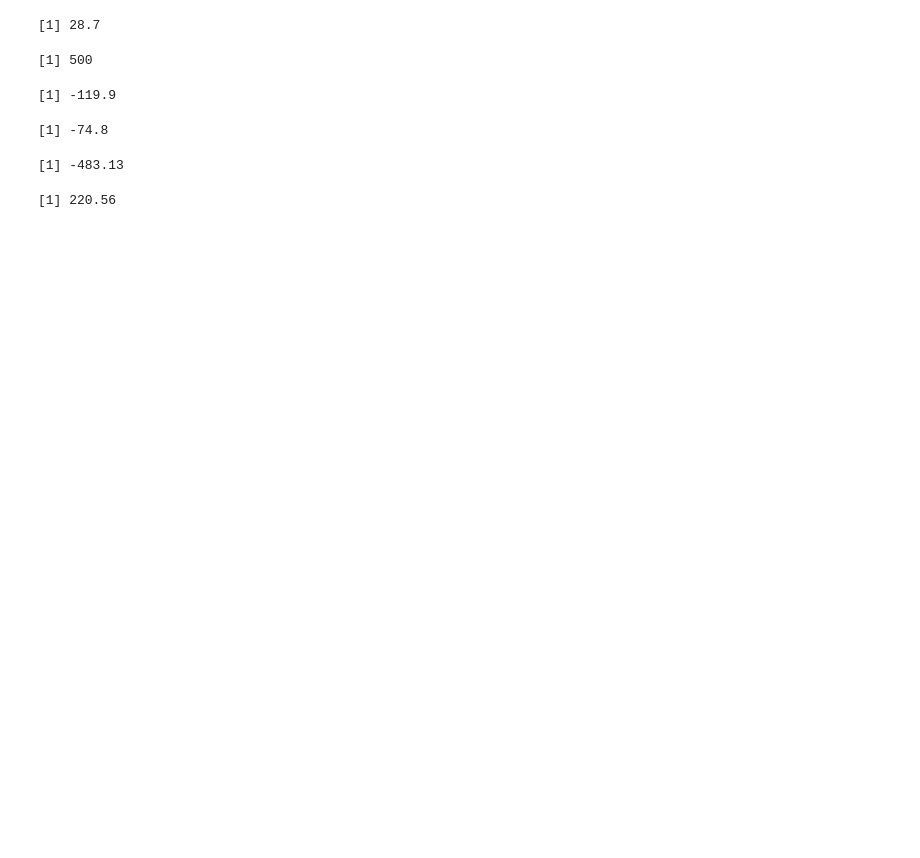
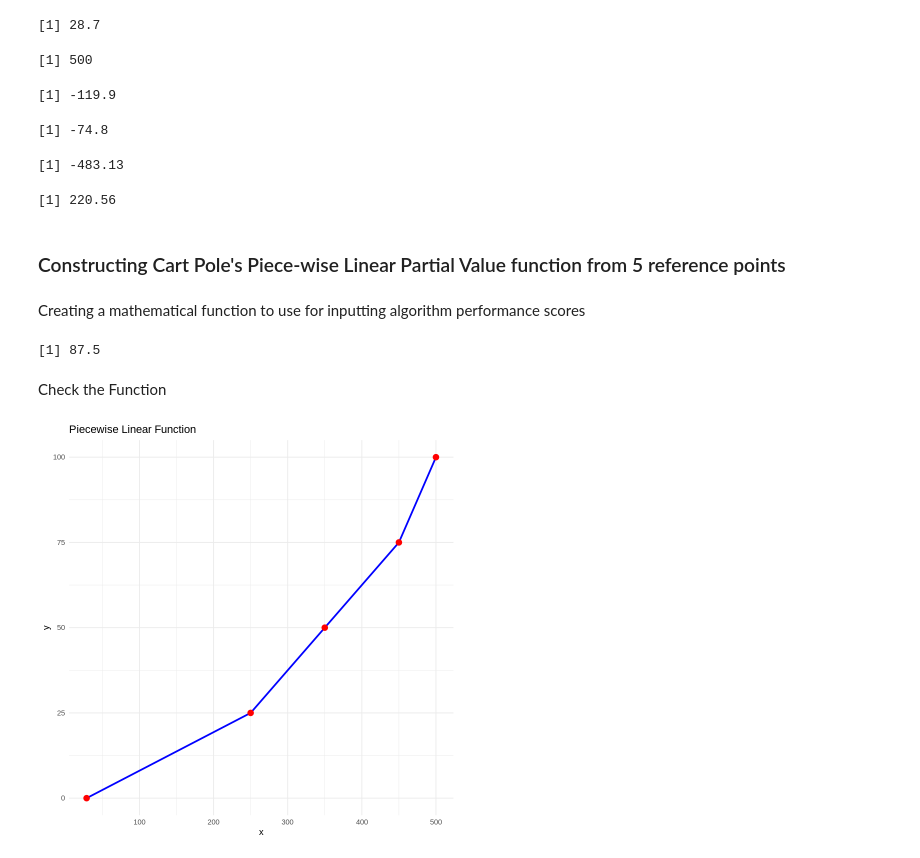
Before and after one commit to marlEvalDissertation/marlEvalDiss, a Jupyter notebook: Guideline_Data_Aggregation.ipynb, the cells around one changed output. Cells and saved outputs as stored; diff of their text form; code cells hidden in the pictures; blank space fills up the shorter version.

```diff
--- a/Guideline_Data_Aggregation.ipynb
+++ b/Guideline_Data_Aggregation.ipynb
@@ -124,3 +124,41 @@ max(max(a2cLuLa,dqnLuLa,ppoLuLa))
 # %% [output]
 [1] -483.13
 [1] 220.56
+# %% [markdown]
+### Constructing Cart Pole's Piece-wise Linear Partial Value function from 5 reference points
+# %% [markdown]
+Creating a mathematical function to use for inputting algorithm performance scores
+# %%
+# Given (x, y) pairs
+x <- c(28.7, 250, 350, 450, 500) # Your x values
+y <- c(0, 25, 50, 75, 100) # Your corresponding y values
+
+# Construct piecewise linear function
+Gcartpole <- approxfun(x, y)
+
+# # Example usage
+# x_input <- 475 # Input x value
+# y_output <- Gcartpole(x_input) # Output y value
+# print(y_output)
+# %% [output]
+[1] 87.5
+# %% [markdown]
+Check the Function
+# %%
+library(ggplot2)
+# Generate x values in the domain [28.7, 500]
+x_values <- seq(28.7, 500, length.out = 1000)
+
+# Calculate corresponding y values
+y_values <- Gcartpole(x_values)
+
+# Plot the piecewise linear function
+ggplot() +
+  geom_line(aes(x = x_values, y = y_values), color = "blue", size = 1) +
+  geom_point(aes(x = x, y = y), color = "red", size = 3) +
+  xlim(28.7, 500) +
+  ylim(0, 100) +
+  labs(x = "x", y = "y", title = "Piecewise Linear Function") +
+  theme_minimal()
+# %% [output]
+[figure, added]
```
Also changed, not shown: parts of 3 cells of this notebook.
